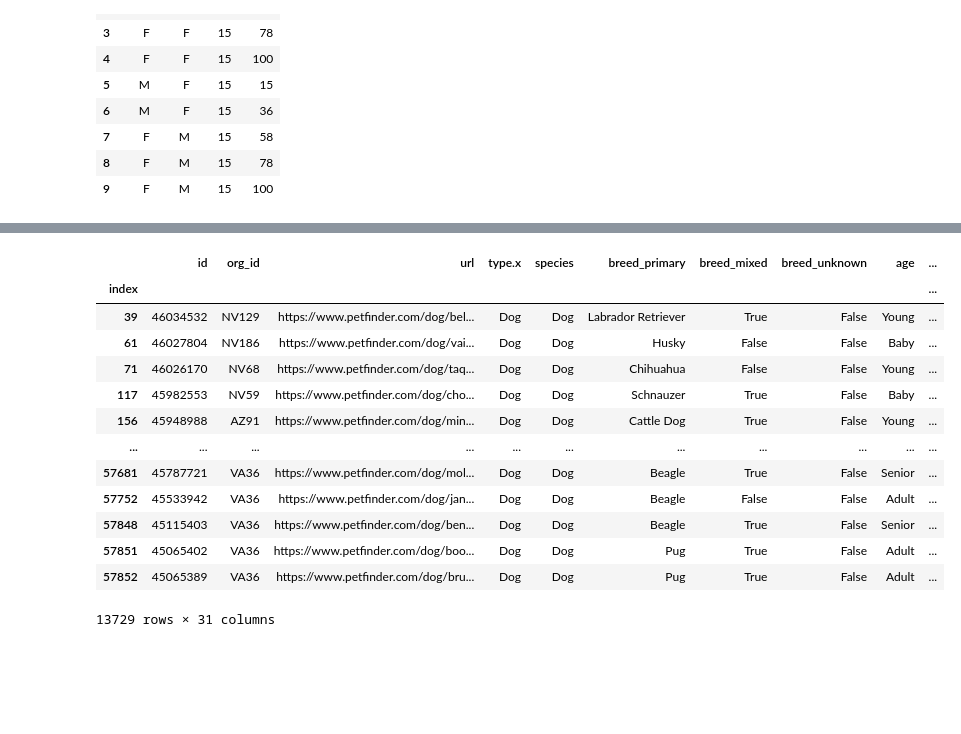
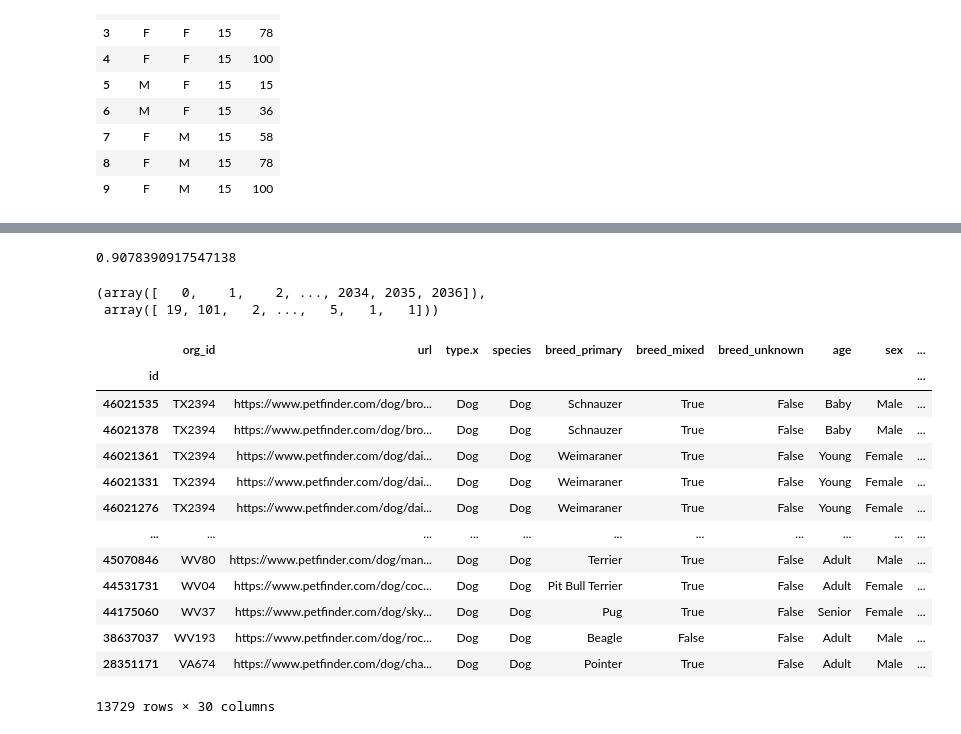
Before and after one commit to chrico-bu-uab/gower, a Jupyter notebook: examples.ipynb, the cells around one changed output, grey strips where cells are left out. Saved outputs shown, nothing was run; the diff lists cells and outputs as text; code cells hidden in the pictures; blank space fills up the shorter version.

```diff
--- a/examples.ipynb
+++ b/examples.ipynb
@@ -105,5 +103,7 @@ plt.show()
 # %%
 dd = pd.read_csv("dog_adoption/allDogDescriptions.csv", index_col=0)
+dd.set_index("id", inplace=True, drop=True)
+
 
 # get rid of columns with the most destructive nans
 
@@ -112,6 +112,7 @@ def isolate_nans(column):
     mask = all_other_nans < np.median(all_other_nans)
     mask &= nans[column]
     return mask.sum()
+
 
 nans = dd.isna()
 cols = dd.columns
@@ -127,6 +128,8 @@ dd.dropna(inplace=True)  # dd.mode().iloc[0]
 
 is_bool = dd.dtypes == bool
 dd.loc[:, is_bool] = dd[dd.columns[is_bool]].astype(str)
+
+dd.dtypes
 # %% [output]
 breed_secondary
 color_primary
@@ -168,5 +174,0 @@ array([[0.        , 0.04665661, 0.04564014, ..., 0.50671933, 0.53134283,
-# %%
-from sklearn.cluster import DBSCAN
-
-dbscan = DBSCAN(eps=0.05, metric="precomputed")
-dd["gower_dbscan"] = dbscan.fit_predict(matrix)
@@ -192,0 +175,5 @@ np.unique(dd["gower_dbscan"], return_counts=True)
+# %%
+samples = [{"eps": z / 10, "min_samples": a} for z in range(1, 11) for a in range(1, 11)]
+results = process_map(partial(do_it, matrix=matrix), samples, chunksize=1)
+best_params = max(results, key=lambda z: z[1])
+best_params
@@ -193,19 +202,27 @@ np.unique(dd["gower_dbscan"], return_counts=True)
+# %%
+dd["gower_dbscan"] = DBSCAN(metric="precomputed", **best_params[0]).fit_predict(matrix)
+print(get_cat_weight(dd["gower_dbscan"]))
+np.unique(dd["gower_dbscan"], return_counts=True)
+# %% [output]
+0.9078390917547138
+(array([   0,    1,    2, ..., 2034, 2035, 2036]),
+ array([ 19, 101,   2, ...,   5,   1,   1]))
 # %%
 dd["label_count"] = dd.groupby("gower_dbscan").transform("count").iloc[:, 0]
-dd.sort_values(["gower_dbscan", "label_count"], ascending=[True, False], inplace=True)
+dd.sort_values(["label_count", "gower_dbscan"], ascending=[False, True], inplace=True)
 dd
 # %% [output]
-|  | id | org_id | url | type.x | species | breed_primary | breed_mixed | breed_unknown | age | ... |
-| index |  |  |  |  |  |  |  |  |  | ... |
-| 39 | 46034532 | NV129 | https://www.petfinder.com/dog/bel... | Dog | Dog | Labrador Retriever | True | False | Young | ... |
-| 61 | 46027804 | NV186 | https://www.petfinder.com/dog/vai... | Dog | Dog | Husky | False | False | Baby | ... |
-| 71 | 46026170 | NV68 | https://www.petfinder.com/dog/taq... | Dog | Dog | Chihuahua | False | False | Young | ... |
-| 117 | 45982553 | NV59 | https://www.petfinder.com/dog/cho... | Dog | Dog | Schnauzer | True | False | Baby | ... |
-| 156 | 45948988 | AZ91 | https://www.petfinder.com/dog/min... | Dog | Dog | Cattle Dog | True | False | Young | ... |
+|  | org_id | url | type.x | species | breed_primary | breed_mixed | breed_unknown | age | sex | ... |
+| id |  |  |  |  |  |  |  |  |  | ... |
+| 46021535 | TX2394 | https://www.petfinder.com/dog/bro... | Dog | Dog | Schnauzer | True | False | Baby | Male | ... |
+| 46021378 | TX2394 | https://www.petfinder.com/dog/bro... | Dog | Dog | Schnauzer | True | False | Baby | Male | ... |
+| 46021361 | TX2394 | https://www.petfinder.com/dog/dai... | Dog | Dog | Weimaraner | True | False | Young | Female | ... |
+| 46021331 | TX2394 | https://www.petfinder.com/dog/dai... | Dog | Dog | Weimaraner | True | False | Young | Female | ... |
+| 46021276 | TX2394 | https://www.petfinder.com/dog/dai... | Dog | Dog | Weimaraner | True | False | Young | Female | ... |
 | ... | ... | ... | ... | ... | ... | ... | ... | ... | ... | ... |
-| 57681 | 45787721 | VA36 | https://www.petfinder.com/dog/mol... | Dog | Dog | Beagle | True | False | Senior | ... |
-| 57752 | 45533942 | VA36 | https://www.petfinder.com/dog/jan... | Dog | Dog | Beagle | False | False | Adult | ... |
-| 57848 | 45115403 | VA36 | https://www.petfinder.com/dog/ben... | Dog | Dog | Beagle | True | False | Senior | ... |
-| 57851 | 45065402 | VA36 | https://www.petfinder.com/dog/boo... | Dog | Dog | Pug | True | False | Adult | ... |
-| 57852 | 45065389 | VA36 | https://www.petfinder.com/dog/bru... | Dog | Dog | Pug | True | False | Adult | ... |
+| 45070846 | WV80 | https://www.petfinder.com/dog/man... | Dog | Dog | Terrier | True | False | Adult | Male | ... |
+| 44531731 | WV04 | https://www.petfinder.com/dog/coc... | Dog | Dog | Pit Bull Terrier | True | False | Adult | Female | ... |
+| 44175060 | WV37 | https://www.petfinder.com/dog/sky... | Dog | Dog | Pug | True | False | Senior | Female | ... |
+| 38637037 | WV193 | https://www.petfinder.com/dog/roc... | Dog | Dog | Beagle | False | False | Adult | Male | ... |
+| 28351171 | VA674 | https://www.petfinder.com/dog/cha... | Dog | Dog | Pointer | True | False | Adult | Male | ... |
-13729 rows × 31 columns
+13729 rows × 30 columns
```
Also changed, not shown: parts of 23 cells of this notebook, 2 other files.
